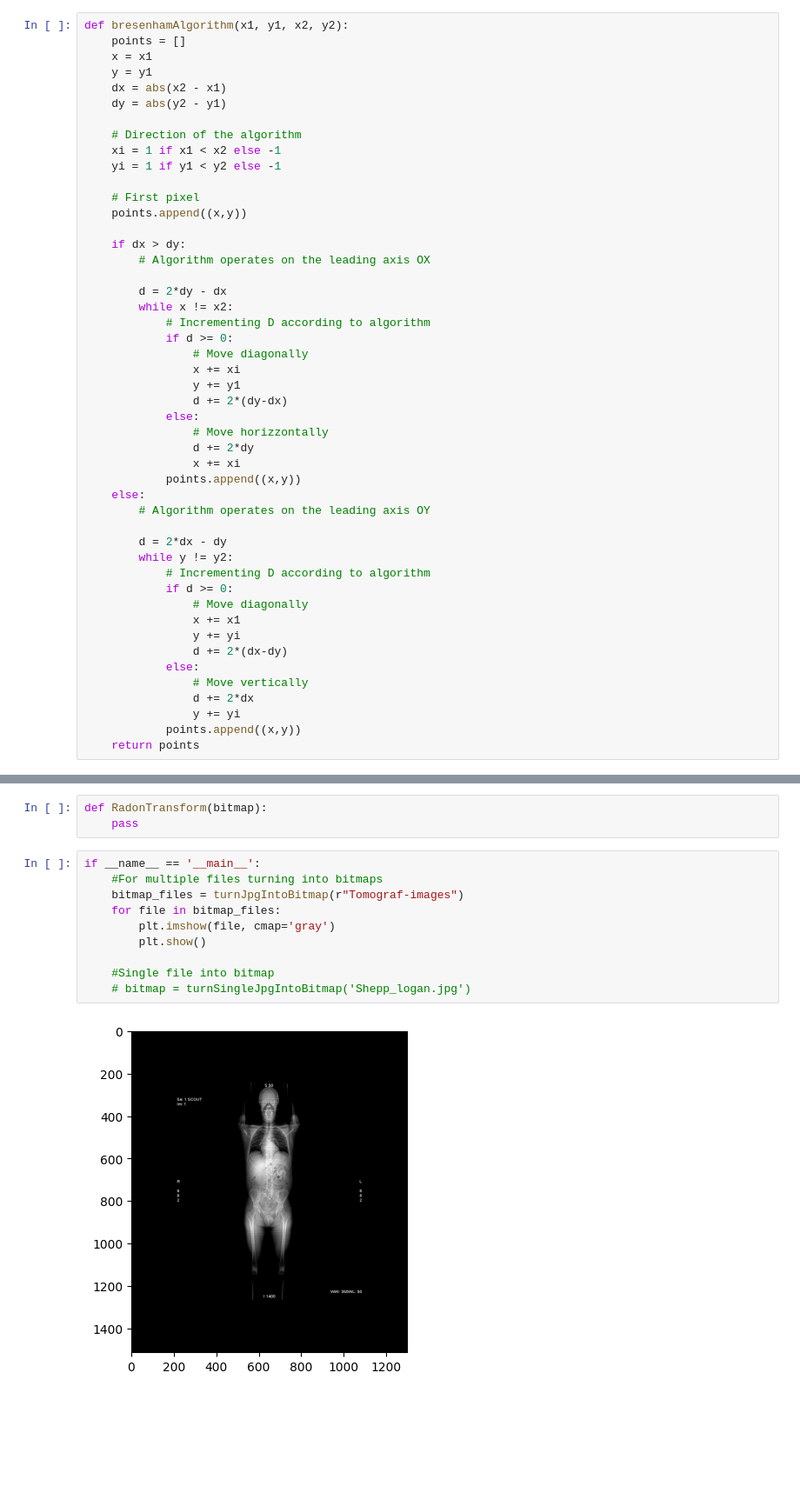
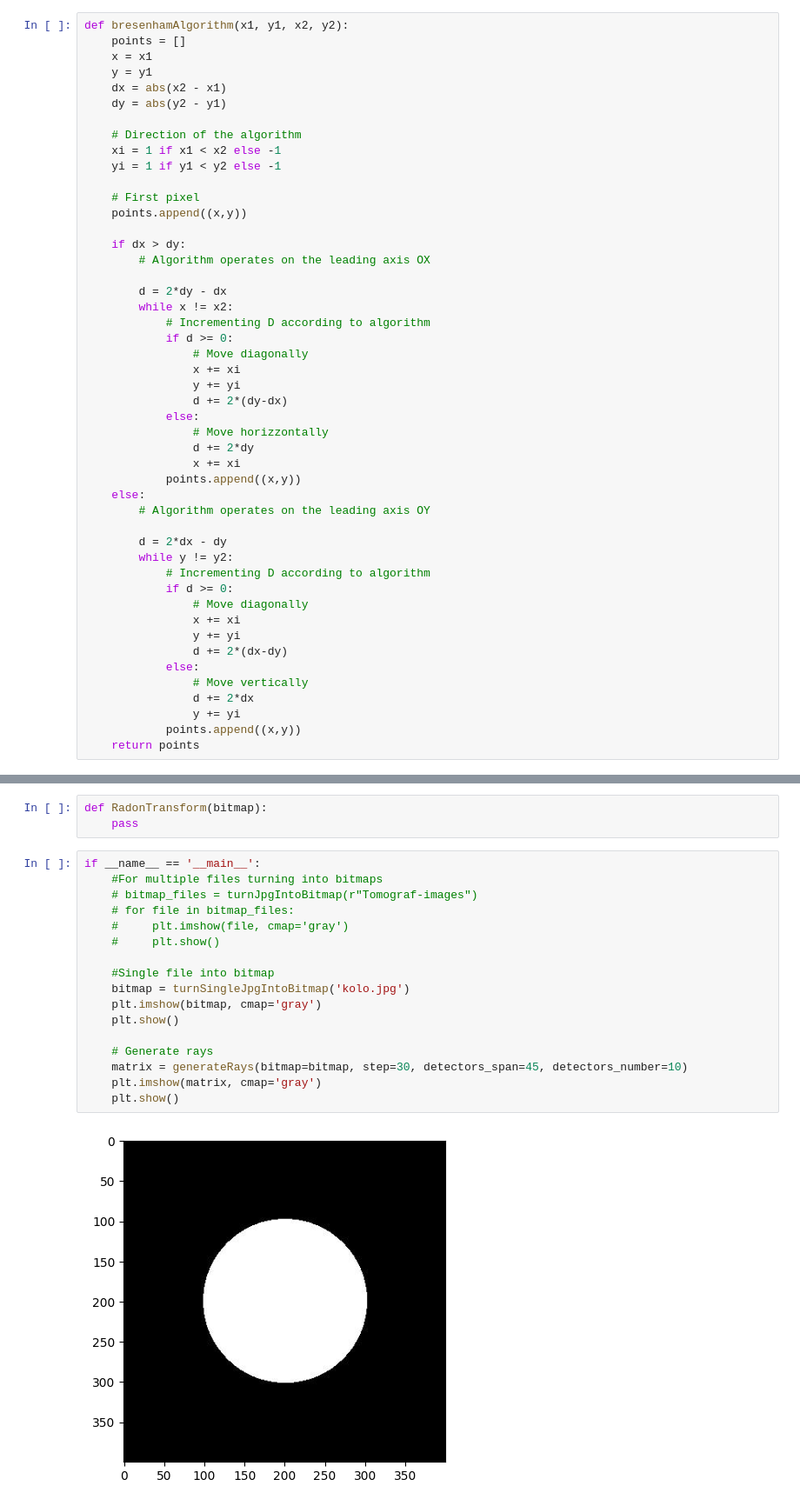
Before and after one commit to Mikokii/Tomograph-Simulator, a Jupyter notebook: tomograph_simulator.ipynb, the cells around one changed output, grey strips where cells are left out. Shown at 87% size. Drawn from its saved outputs; the diff is of its cells as text; blank space fills up the shorter version.

```diff
--- a/tomograph_simulator.ipynb
+++ b/tomograph_simulator.ipynb
@@ -58,7 +59,7 @@ def bresenhamAlgorithm(x1, y1, x2, y2):
             if d >= 0:
                 # Move diagonally
                 x += xi
-                y += y1
+                y += yi
                 d += 2*(dy-dx)
             else:
                 # Move horizzontally
@@ -73,7 +74,7 @@ def bresenhamAlgorithm(x1, y1, x2, y2):
             # Incrementing D according to algorithm
             if d >= 0:
                 # Move diagonally
-                x += x1
+                x += xi
                 y += yi
                 d += 2*(dx-dy)
             else:
@@ -88,12 +127,19 @@ def RadonTransform(bitmap):
 # %%
 if __name__ == '__main__':
     #For multiple files turning into bitmaps
-    bitmap_files = turnJpgIntoBitmap(r"Tomograf-images")
-    for file in bitmap_files:
-        plt.imshow(file, cmap='gray')
-        plt.show()
+    # bitmap_files = turnJpgIntoBitmap(r"Tomograf-images")
+    # for file in bitmap_files:
+    #     plt.imshow(file, cmap='gray')
+    #     plt.show()
 
     #Single file into bitmap
-    # bitmap = turnSingleJpgIntoBitmap('Shepp_logan.jpg')
+    bitmap = turnSingleJpgIntoBitmap('kolo.jpg')
+    plt.imshow(bitmap, cmap='gray')
+    plt.show()
+
+    # Generate rays
+    matrix = generateRays(bitmap=bitmap, step=30, detectors_span=45, detectors_number=10)
+    plt.imshow(matrix, cmap='gray')
+    plt.show()
 # %% [output]
-[figure, old version]
+[figure, new version]
```
Also changed, not shown: parts of 3 cells of this notebook.
